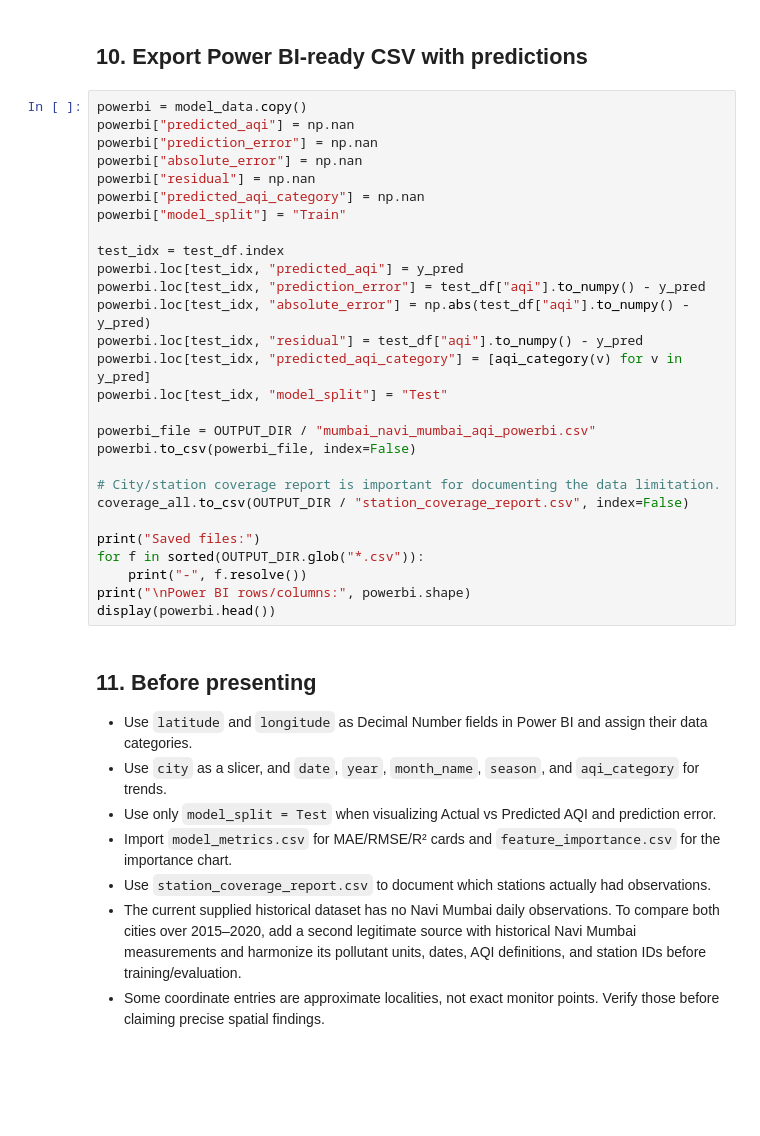
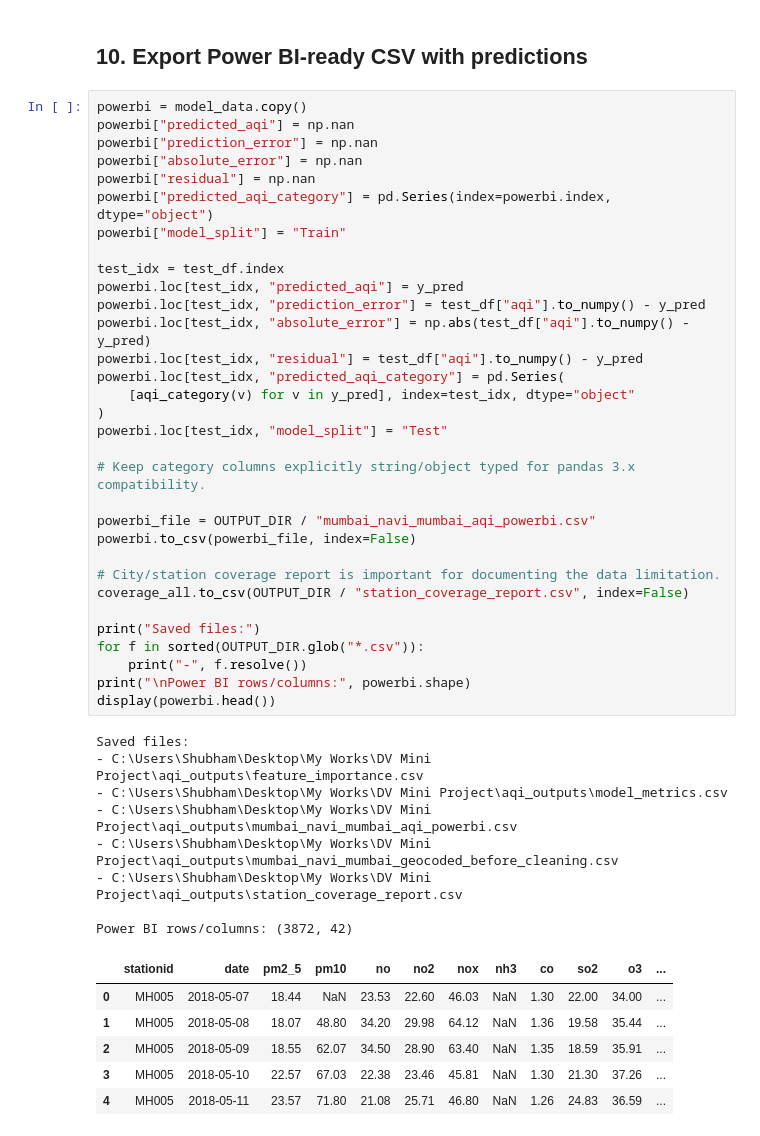
Before and after one commit to shubhamjatania17/DV-Mini-Project, a Jupyter notebook: ML_Pipeline.ipynb, the cells around one changed output. Cells and saved outputs as stored; diff of their text form; blank space fills up the shorter version.

```diff
--- a/ML_Pipeline.ipynb
+++ b/ML_Pipeline.ipynb
@@ -359,38 +530,47 @@ plt.show()
 # %%
 powerbi = model_data.copy()
 powerbi["predicted_aqi"] = np.nan
 powerbi["prediction_error"] = np.nan
 powerbi["absolute_error"] = np.nan
 powerbi["residual"] = np.nan
-powerbi["predicted_aqi_category"] = np.nan
+powerbi["predicted_aqi_category"] = pd.Series(index=powerbi.index, dtype="object")
 powerbi["model_split"] = "Train"
 
 test_idx = test_df.index
 powerbi.loc[test_idx, "predicted_aqi"] = y_pred
 powerbi.loc[test_idx, "prediction_error"] = test_df["aqi"].to_numpy() - y_pred
 powerbi.loc[test_idx, "absolute_error"] = np.abs(test_df["aqi"].to_numpy() - y_pred)
 powerbi.loc[test_idx, "residual"] = test_df["aqi"].to_numpy() - y_pred
-powerbi.loc[test_idx, "predicted_aqi_category"] = [aqi_category(v) for v in y_pred]
+powerbi.loc[test_idx, "predicted_aqi_category"] = pd.Series(
+    [aqi_category(v) for v in y_pred], index=test_idx, dtype="object"
+)
 powerbi.loc[test_idx, "model_split"] = "Test"
+
+# Keep category columns explicitly string/object typed for pandas 3.x compatibility.
 
 powerbi_file = OUTPUT_DIR / "mumbai_navi_mumbai_aqi_powerbi.csv"
 powerbi.to_csv(powerbi_file, index=False)
 
 # City/station coverage report is important for documenting the data limitation.
 coverage_all.to_csv(OUTPUT_DIR / "station_coverage_report.csv", index=False)
 
 print("Saved files:")
 for f in sorted(OUTPUT_DIR.glob("*.csv")):
     print("-", f.resolve())
 print("\nPower BI rows/columns:", powerbi.shape)
 display(powerbi.head())
+# %% [output]
+Saved files:
+- C:\Users\Shubham\Desktop\My Works\DV Mini Project\aqi_outputs\feature_importance.csv
+- C:\Users\Shubham\Desktop\My Works\DV Mini Project\aqi_outputs\model_metrics.csv
+- C:\Users\Shubham\Desktop\My Works\DV Mini Project\aqi_outputs\mumbai_navi_mumbai_aqi_powerbi.csv
+- C:\Users\Shubham\Desktop\My Works\DV Mini Project\aqi_outputs\mumbai_navi_mumbai_geocoded_before_cleaning.csv
+- C:\Users\Shubham\Desktop\My Works\DV Mini Project\aqi_outputs\station_coverage_report.csv
+
+Power BI rows/columns: (3872, 42)
+|  | stationid | date | pm2_5 | pm10 | no | no2 | nox | nh3 | co | so2 | o3 | ... |
+| 0 | MH005 | 2018-05-07 | 18.44 | NaN | 23.53 | 22.60 | 46.03 | NaN | 1.30 | 22.00 | 34.00 | ... |
+| 1 | MH005 | 2018-05-08 | 18.07 | 48.80 | 34.20 | 29.98 | 64.12 | NaN | 1.36 | 19.58 | 35.44 | ... |
+| 2 | MH005 | 2018-05-09 | 18.55 | 62.07 | 34.50 | 28.90 | 63.40 | NaN | 1.35 | 18.59 | 35.91 | ... |
+| 3 | MH005 | 2018-05-10 | 22.57 | 67.03 | 22.38 | 23.46 | 45.81 | NaN | 1.30 | 21.30 | 37.26 | ... |
+| 4 | MH005 | 2018-05-11 | 23.57 | 71.80 | 21.08 | 25.71 | 46.80 | NaN | 1.26 | 24.83 | 36.59 | ... |
-# %% [markdown]
-## 11. Before presenting
-
-- Use `latitude` and `longitude` as Decimal Number fields in Power BI and assign their data categories.
-- Use `city` as a slicer, and `date`, `year`, `month_name`, `season`, and `aqi_category` for trends.
-- Use only `model_split = Test` when visualizing Actual vs Predicted AQI and prediction error.
-- Import `model_metrics.csv` for MAE/RMSE/R² cards and `feature_importance.csv` for the importance chart.
-- Use `station_coverage_report.csv` to document which stations actually had observations.
-- The current supplied historical dataset has no Navi Mumbai daily observations. To compare both cities over 2015–2020, add a second legitimate source with historical Navi Mumbai measurements and harmonize its pollutant units, dates, AQI definitions, and station IDs before training/evaluation.
-- Some coordinate entries are approximate localities, not exact monitor points. Verify those before claiming precise spatial findings.
```
Also changed, not shown: parts of 10 cells of this notebook, 5 other files.
